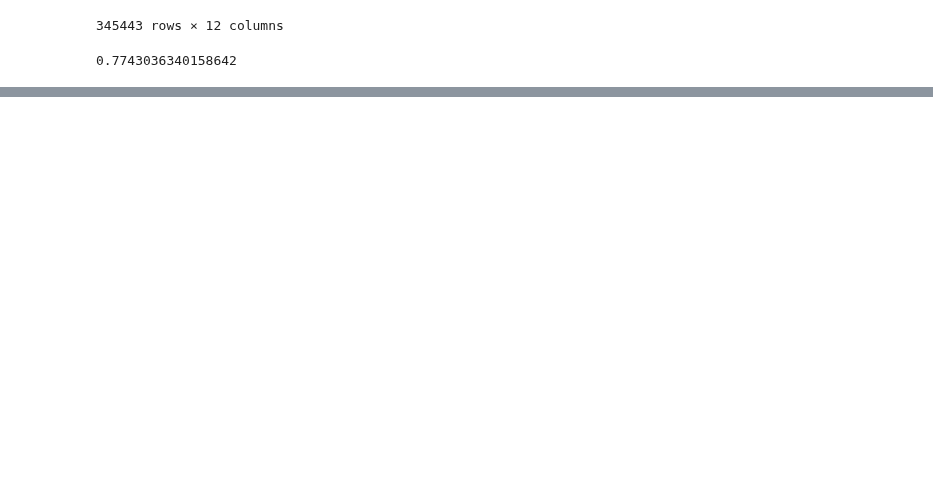
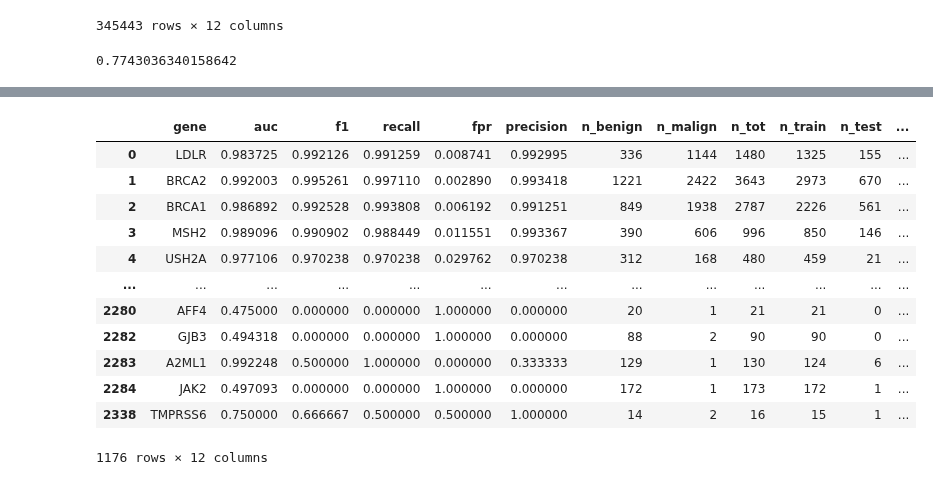
Before and after one commit to SietsmaRJ/dsls_master_thesis, a Jupyter notebook: side_scripts/Model_training.ipynb, the cells around one changed output, grey strips where cells are left out. Saved outputs shown, nothing was run; the diff lists cells and outputs as text; code cells hidden in the pictures; blank space fills up the shorter version.

```diff
--- a/side_scripts/Model_training.ipynb
+++ b/side_scripts/Model_training.ipynb
@@ -689,0 +742,24 @@ auc_analysis['auc'].mean()
+# %%
+old_new_2 = old_new.where(
+    (old_new['auc'] != 0.5) &
+    (old_new['auc'] != 1.0) &
+    (old_new['auc_previous'] != 0.5) &
+    (old_new['auc_previous'] != 1.0)
+)
+# %%
+old_new_2.dropna(subset=['gene'], inplace=True)
+old_new_2
+# %% [output]
+|  | gene | auc | f1 | recall | fpr | precision | n_benign | n_malign | n_tot | n_train | n_test | ... |
+| 0 | LDLR | 0.983725 | 0.992126 | 0.991259 | 0.008741 | 0.992995 | 336 | 1144 | 1480 | 1325 | 155 | ... |
+| 1 | BRCA2 | 0.992003 | 0.995261 | 0.997110 | 0.002890 | 0.993418 | 1221 | 2422 | 3643 | 2973 | 670 | ... |
+| 2 | BRCA1 | 0.986892 | 0.992528 | 0.993808 | 0.006192 | 0.991251 | 849 | 1938 | 2787 | 2226 | 561 | ... |
+| 3 | MSH2 | 0.989096 | 0.990902 | 0.988449 | 0.011551 | 0.993367 | 390 | 606 | 996 | 850 | 146 | ... |
+| 4 | USH2A | 0.977106 | 0.970238 | 0.970238 | 0.029762 | 0.970238 | 312 | 168 | 480 | 459 | 21 | ... |
+| ... | ... | ... | ... | ... | ... | ... | ... | ... | ... | ... | ... | ... |
+| 2280 | AFF4 | 0.475000 | 0.000000 | 0.000000 | 1.000000 | 0.000000 | 20 | 1 | 21 | 21 | 0 | ... |
+| 2282 | GJB3 | 0.494318 | 0.000000 | 0.000000 | 1.000000 | 0.000000 | 88 | 2 | 90 | 90 | 0 | ... |
+| 2283 | A2ML1 | 0.992248 | 0.500000 | 1.000000 | 0.000000 | 0.333333 | 129 | 1 | 130 | 124 | 6 | ... |
+| 2284 | JAK2 | 0.497093 | 0.000000 | 0.000000 | 1.000000 | 0.000000 | 172 | 1 | 173 | 172 | 1 | ... |
+| 2338 | TMPRSS6 | 0.750000 | 0.666667 | 0.500000 | 0.500000 | 1.000000 | 14 | 2 | 16 | 15 | 1 | ... |
+1176 rows × 12 columns
```
Also changed, not shown: parts of 19 cells of this notebook, 4 other files.
